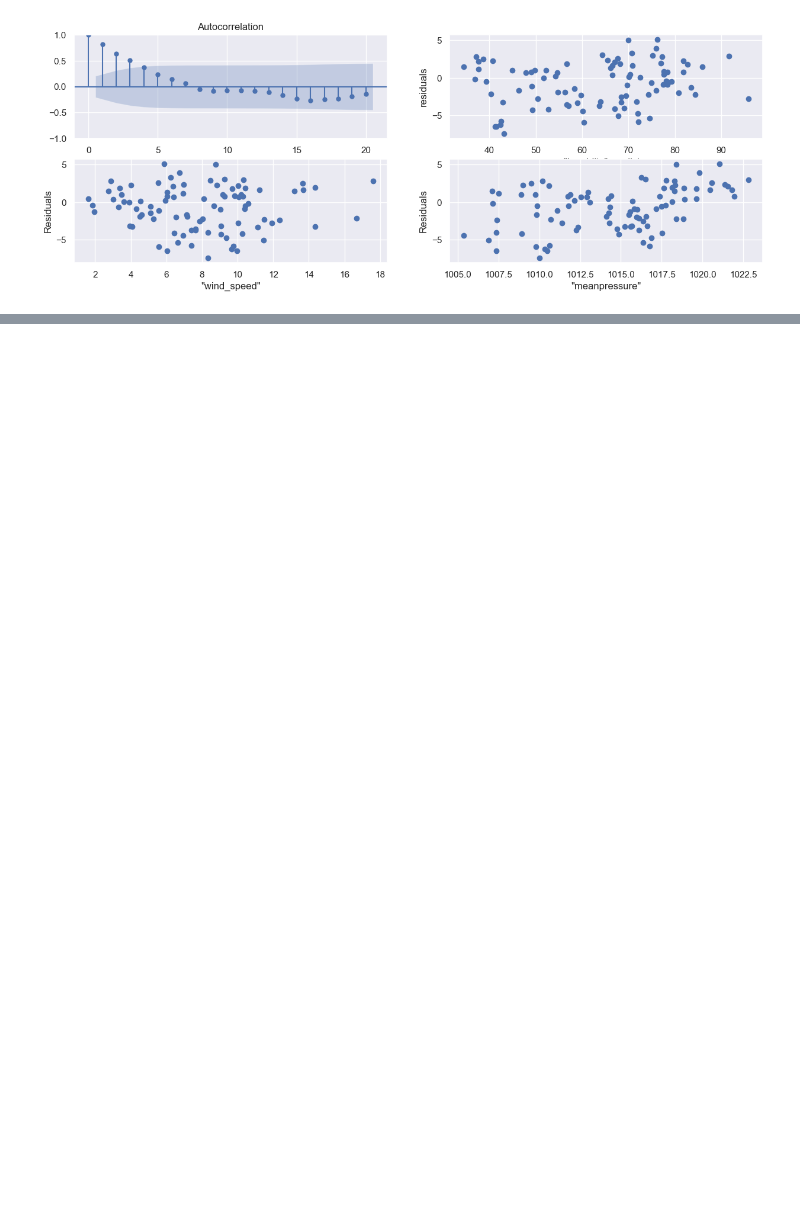
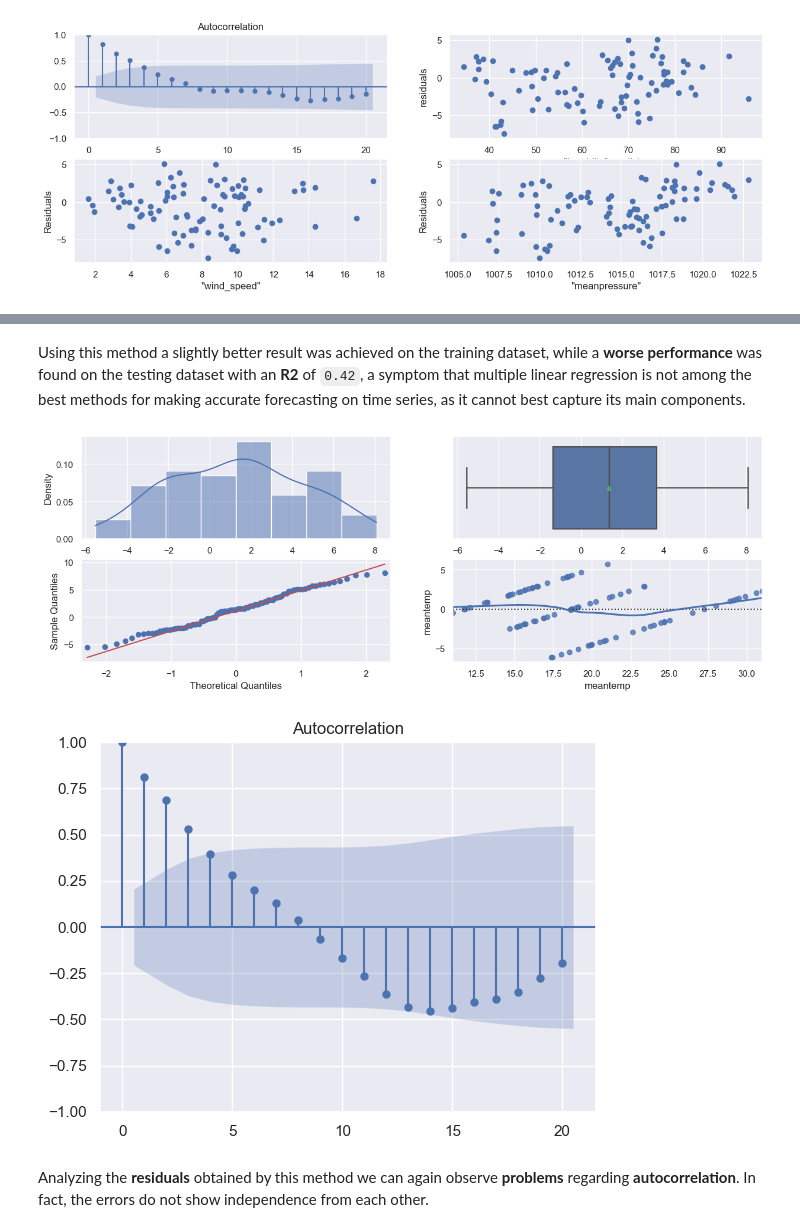
Before and after one commit to marcocolognesi/Weather_Forecast, a Jupyter notebook: forecasting.ipynb, the cells around one changed output, grey strips where cells are left out. Drawn from its saved outputs; the diff is of its cells as text; code cells hidden in the pictures; blank space fills up the shorter version.

```diff
--- a/forecasting.ipynb
+++ b/forecasting.ipynb
@@ -218,0 +220,9 @@ display(train_data)
+# %%
+# Creating a dummy dataframe containing encoded variables on train data
+dummy_df_train = pd.DataFrame(data=pd.get_dummies(train_data.index.month, drop_first=True, prefix='month'))
+dummy_df_train.index = train_data.index
+
+# Converting Booleans (True and False) to integers (1 and 0)
+dummy_df_train = dummy_df_train.astype(int)
+
+display(dummy_df_train)
@@ -218,0 +358,24 @@ display(train_data)
+# %% [markdown]
+Using this method a slightly better result was achieved on the training dataset, while a **worse performance** was found on the testing dataset with an **R2** of `0.42`, a symptom that multiple linear regression is not among the best methods for making accurate forecasting on time series, as it cannot best capture its main components.
+# %%
+# Calculating residuals
+residuals = y_test - preds_test
+
+# plotting residuals visualization
+fig, ax = plt.subplots(nrows=2, ncols=2, figsize=(15,5))
+# histogram and boxplot to see distribution
+sns.histplot(residuals, kde=True, stat='density', ax=ax[0,0])
+sns.boxplot(x=residuals, ax=ax[0,1], showmeans=True)
+# qq-plot
+sm.qqplot(residuals, line='q', ax=ax[1,0])
+# residplot
+sns.residplot(y=residuals, x=y_test, lowess=True, ax=ax[1,1])
+
+plot_acf(residuals)
+
+plt.show()
+# %% [output]
+[figure, added]
+[figure, added]
+# %% [markdown]
+Analyzing the **residuals** obtained by this method we can again observe **problems** regarding **autocorrelation**. In fact, the errors do not show independence from each other.
```
Also changed, not shown: parts of 17 cells of this notebook.
